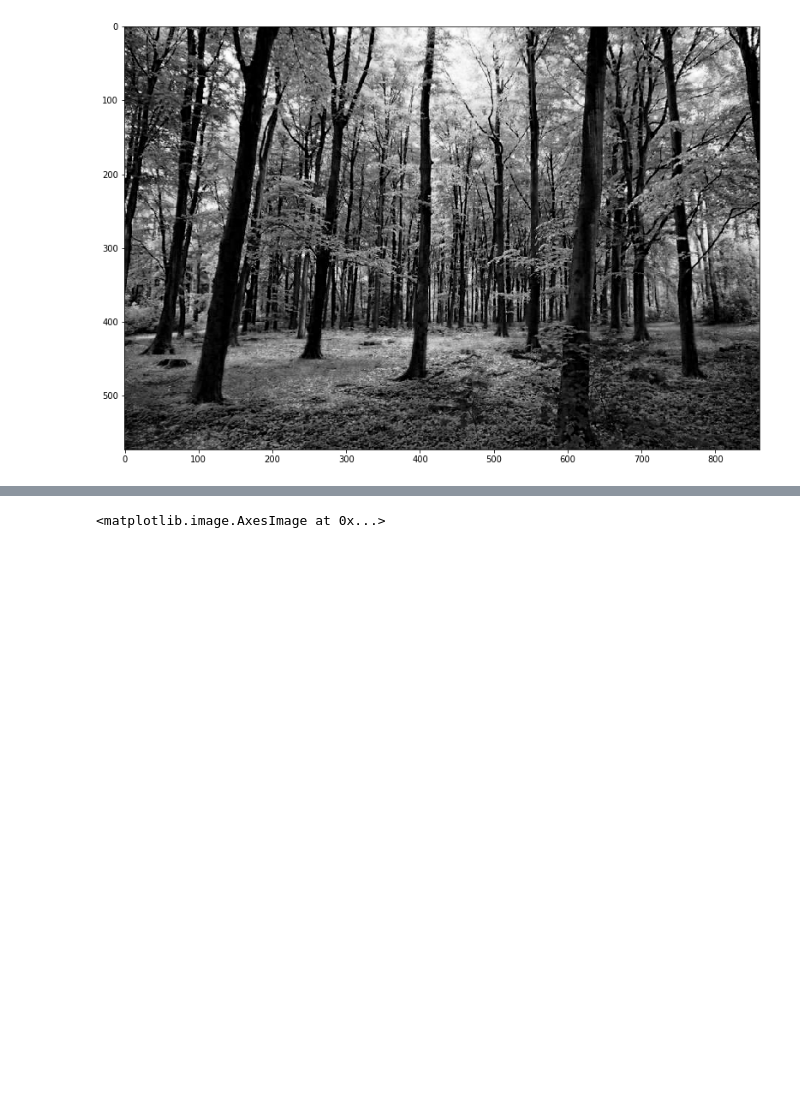
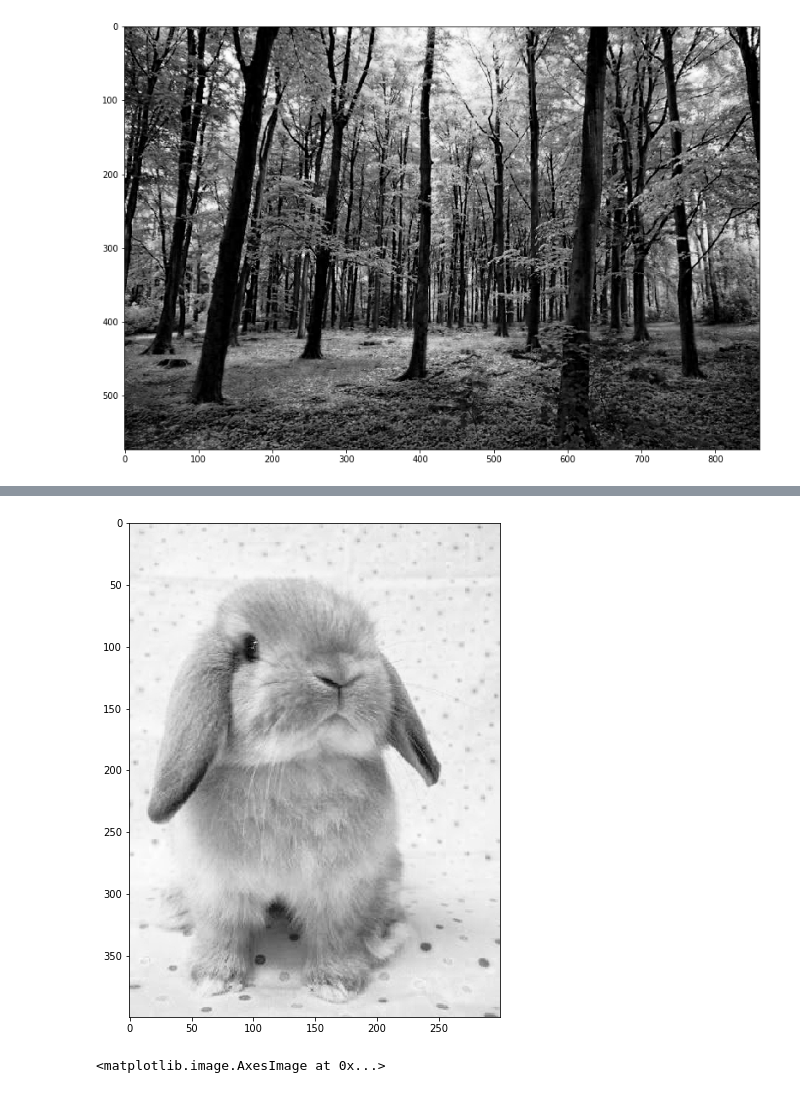
Before and after one commit to angiegeorgaras/COMP_386_HW1, a Jupyter notebook: ReceptiveField.ipynb, the cells around one changed output, grey strips where cells are left out. Saved outputs shown, nothing was run; the diff lists cells and outputs as text; code cells hidden in the pictures; blank space fills up the shorter version.

```diff
--- a/ReceptiveField.ipynb
+++ b/ReceptiveField.ipynb
@@ -54,3 +71,11 @@ imgplot = plt.imshow(img1, cmap=py.cm.Greys_r)
+# %%
+img3=mpimg.imread('bunny.jpg')
+img3=img3[:,:,0]
+fig = py.figure(figsize=(18, 20))
+fig.add_subplot(2, 1, 1)
+imgplot = plt.imshow(img3, cmap=py.cm.Greys_r)
+# %% [output]
+[figure, added]
 # %%
 # Convolve with the gabor filter
 img_gabor = ndimage.convolve(img1, gabor_filter, mode='reflect', cval=0.0)
```
Also changed, not shown: parts of 11 cells of this notebook, 3 other files.
